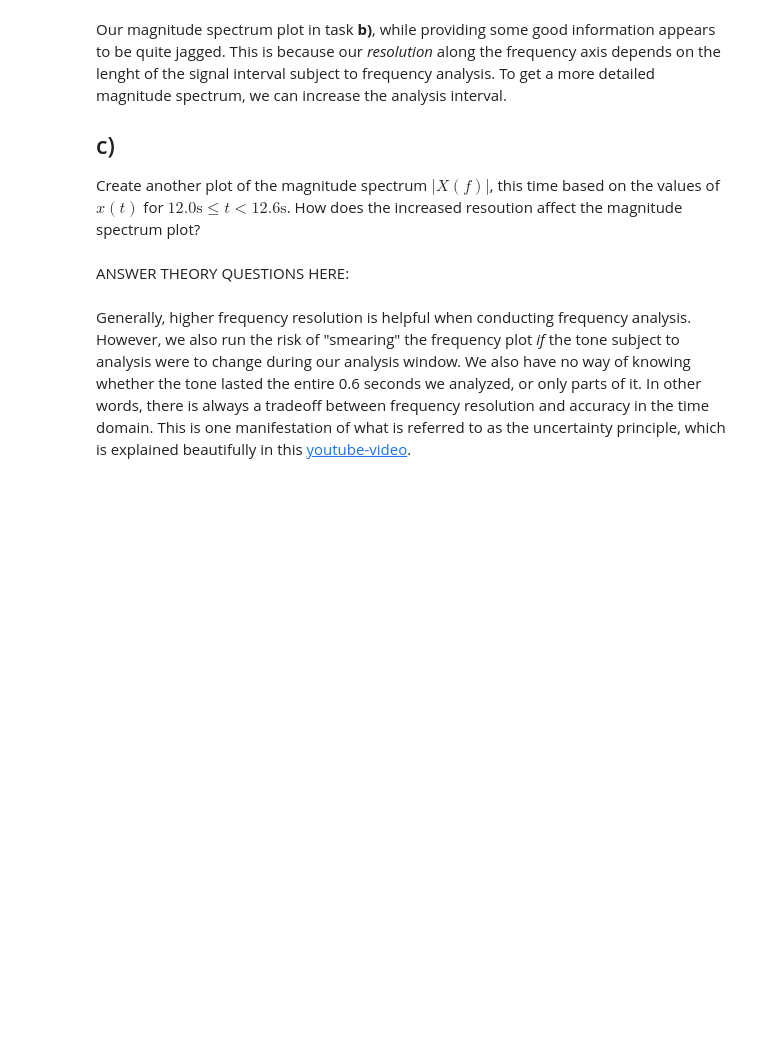
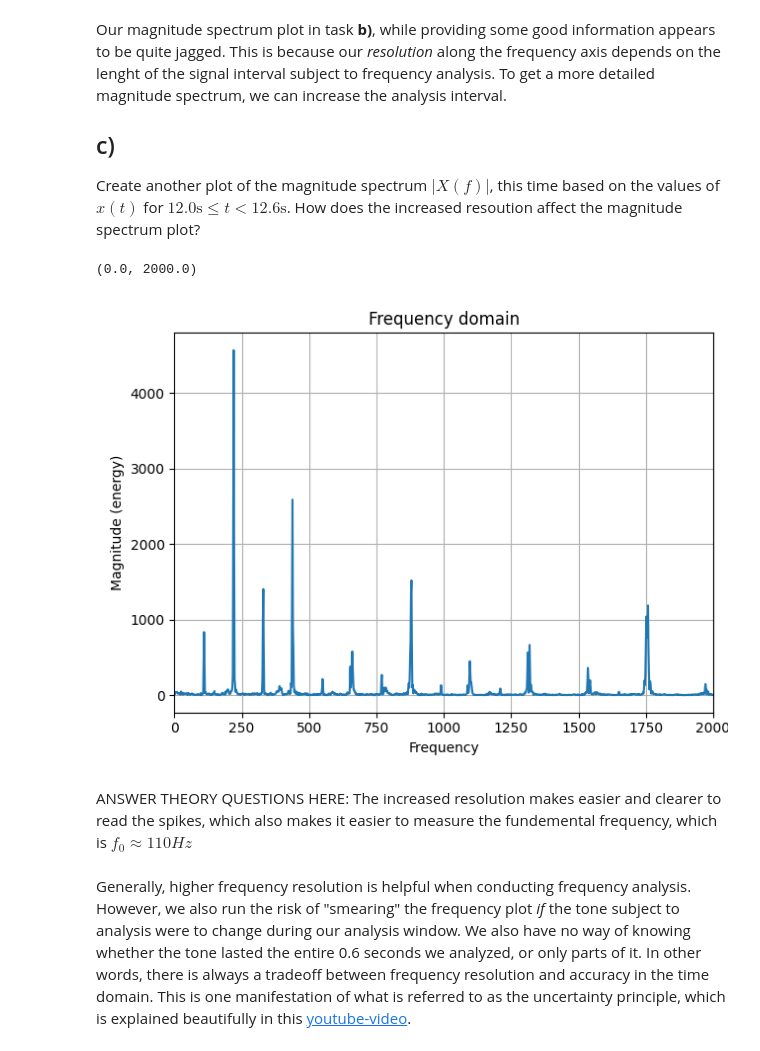
Before and after one commit to kaierih/AIS2201_Exercises, a Jupyter notebook: Exercise_1/4_audio_analysis.ipynb, the cells around one changed output. Drawn from its saved outputs; the diff is of its cells as text; code cells hidden in the pictures; blank space fills up the shorter version.

```diff
--- a/Exercise_1/4_audio_analysis.ipynb
+++ b/Exercise_1/4_audio_analysis.ipynb
@@ -64,9 +77,21 @@ Create another plot of the magnitude spectrum $|X(f)|$, this time based on the v
 # %%
 import matplotlib.pyplot as plt
 %matplotlib ipympl
 # WRITE YOUR CODE HERE:
+minIndex = np.argmin(np.abs(timeArr - 12.0))
+maxIndex = np.argmin(np.abs(timeArr - 12.6))
+
+fig = plt.figure()
+plt.magnitude_spectrum(sampleData[minIndex-1:maxIndex+1],fs) # argument 'fs' required for x-axis to represent Hertz(Hz)
+plt.title("Frequency domain")
+plt.grid(True)
+plt.tight_layout() # Make room for axis labels
+plt.xlim([0, 2000])
+# %% [output]
+(0.0, 2000.0)
+[figure, added]
 # %% [markdown]
-ANSWER THEORY QUESTIONS HERE:
+ANSWER THEORY QUESTIONS HERE: The increased resolution makes easier and clearer to read the spikes, which also makes it easier to measure the fundemental frequency, which is $f_0 \approx 110Hz$
 # %% [markdown]
 Generally, higher frequency resolution is helpful when conducting frequency analysis. However, we also run the risk of "smearing" the frequency plot *if* the tone subject to analysis were to change during our analysis window. We also have no way of knowing whether the tone lasted the entire 0.6 seconds we analyzed, or only parts of it. In other words, there is always a tradeoff between frequency resolution and accuracy in the time domain. This is one manifestation of what is referred to as the uncertainty principle, which is explained beautifully in this [youtube-video](https://www.youtube.com/watch?v=MBnnXbOM5S4).
 # %% [markdown]
```
Also changed, not shown: parts of 4 cells of this notebook, 2 other files.
